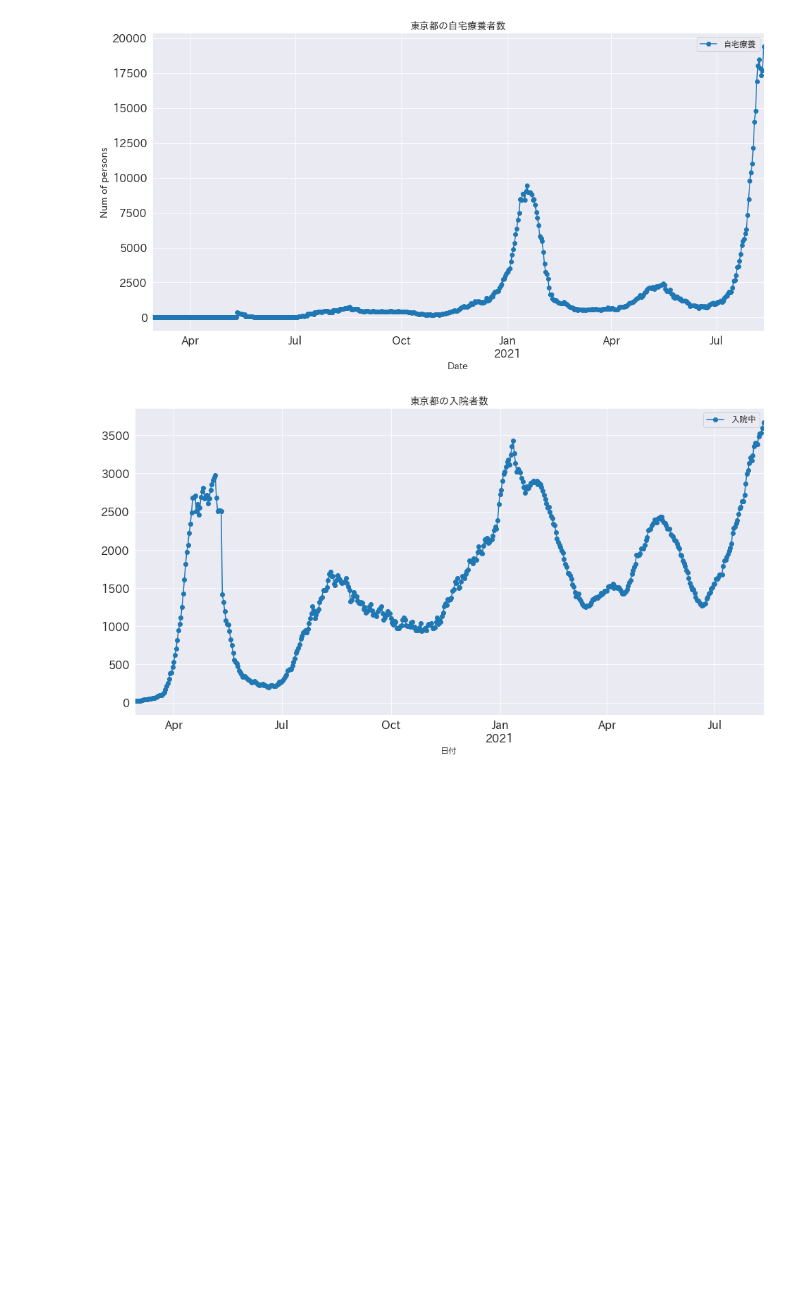
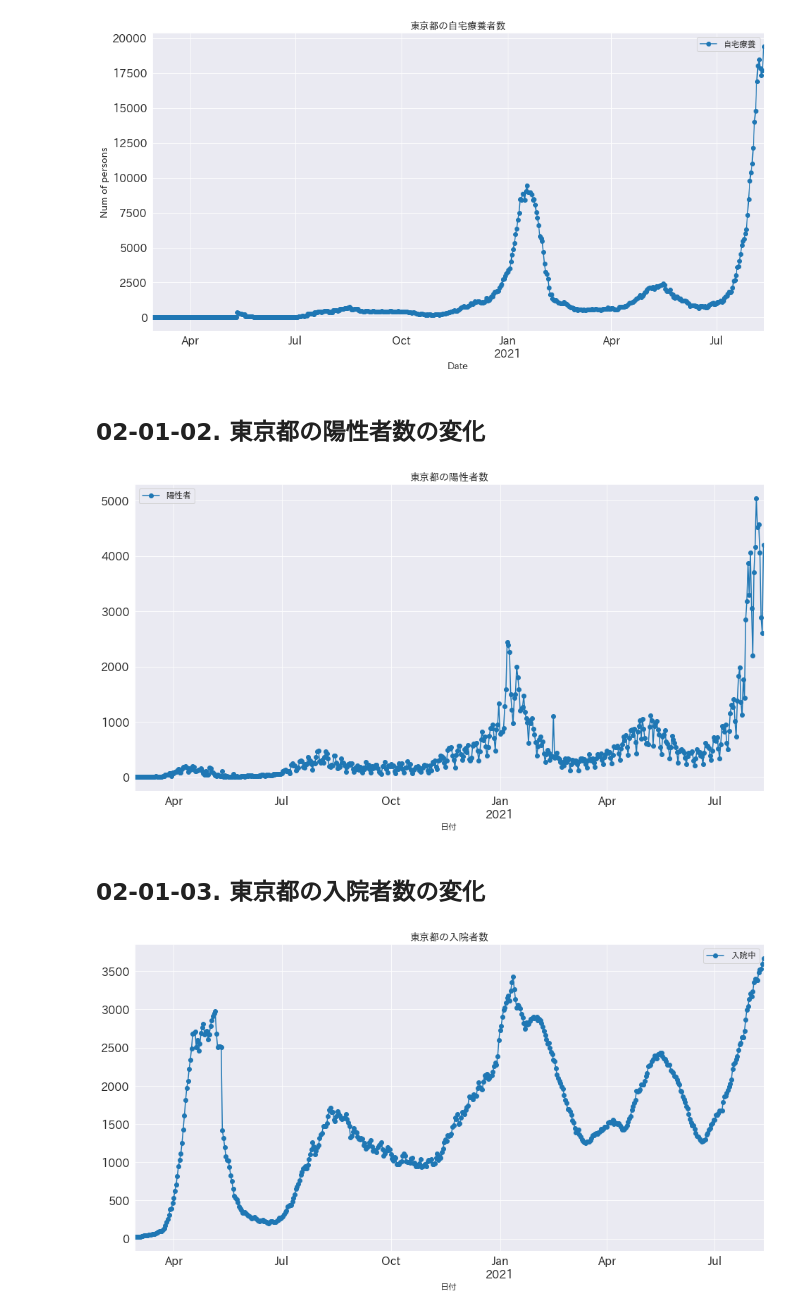
Before and after one commit to deepkick/Visualization-of-the-number-of-Covid19-infected-people-by-Python, a Jupyter notebook: 02_Tokyo_Number_of_People_Convalescing_Home.ipynb, the cells around one changed output. Drawn from its saved outputs; the diff is of its cells as text; code cells hidden in the pictures; blank space fills up the shorter version.

```diff
--- a/02_Tokyo_Number_of_People_Convalescing_Home.ipynb
+++ b/02_Tokyo_Number_of_People_Convalescing_Home.ipynb
@@ -191,6 +226,17 @@ plt.savefig(fig01_filePath, dpi=200)
 plt.show()
 # %% [output]
 [figure]
+# %% [markdown]
+## 02-01-02. 東京都の陽性者数の変化
+# %%
+data_1.plot(x = "日付",  y='陽性者', marker='o')
+plt.title('東京都の陽性者数', fontsize=14)
+plt.savefig(fig02_filePath, dpi=200)
+plt.show()
+# %% [output]
+[figure, added]
+# %% [markdown]
+## 02-01-03. 東京都の入院者数の変化
 # %%
 data_1.plot(x = "日付",  y='入院中', marker='o')
 plt.title('東京都の入院者数', fontsize=14)
```
Also changed, not shown: parts of 11 cells of this notebook, 7 other files.
